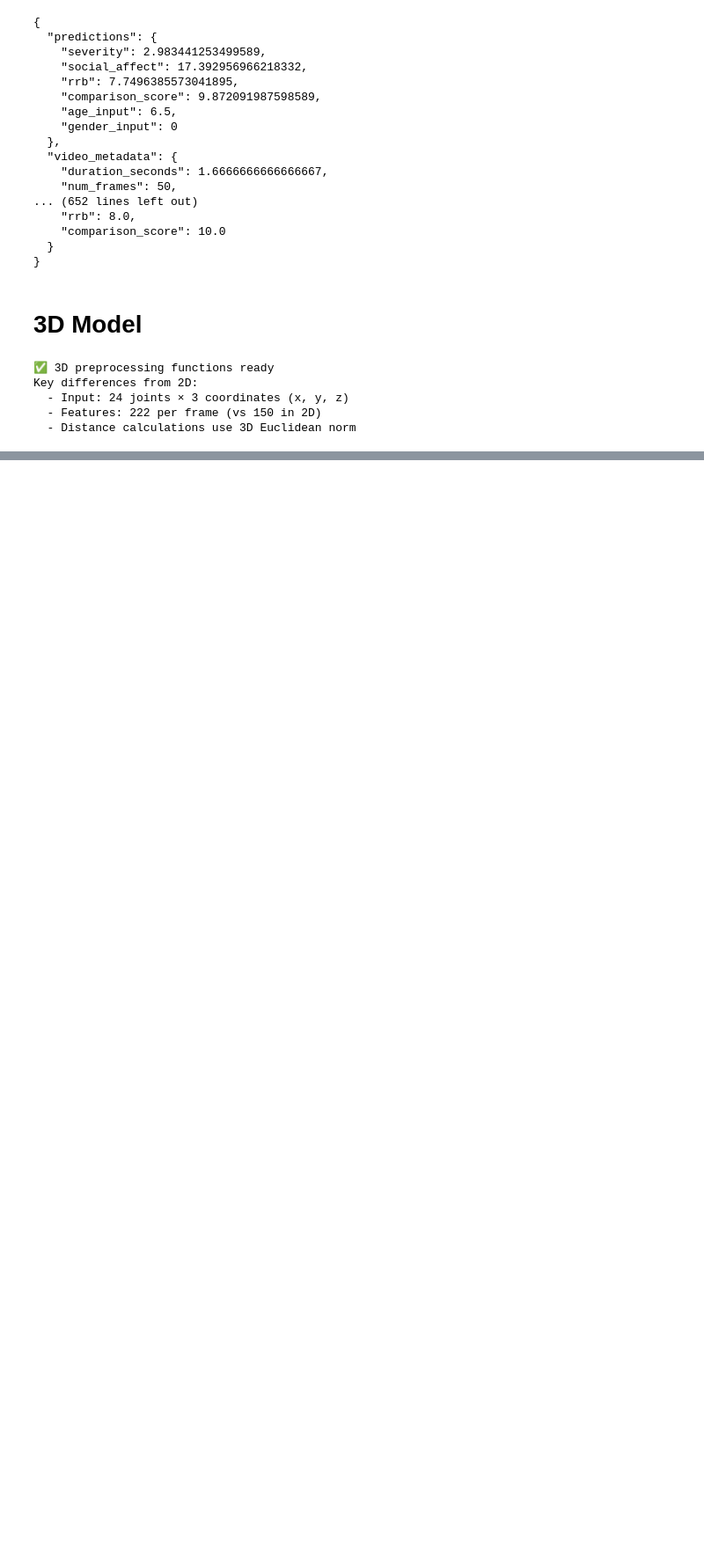
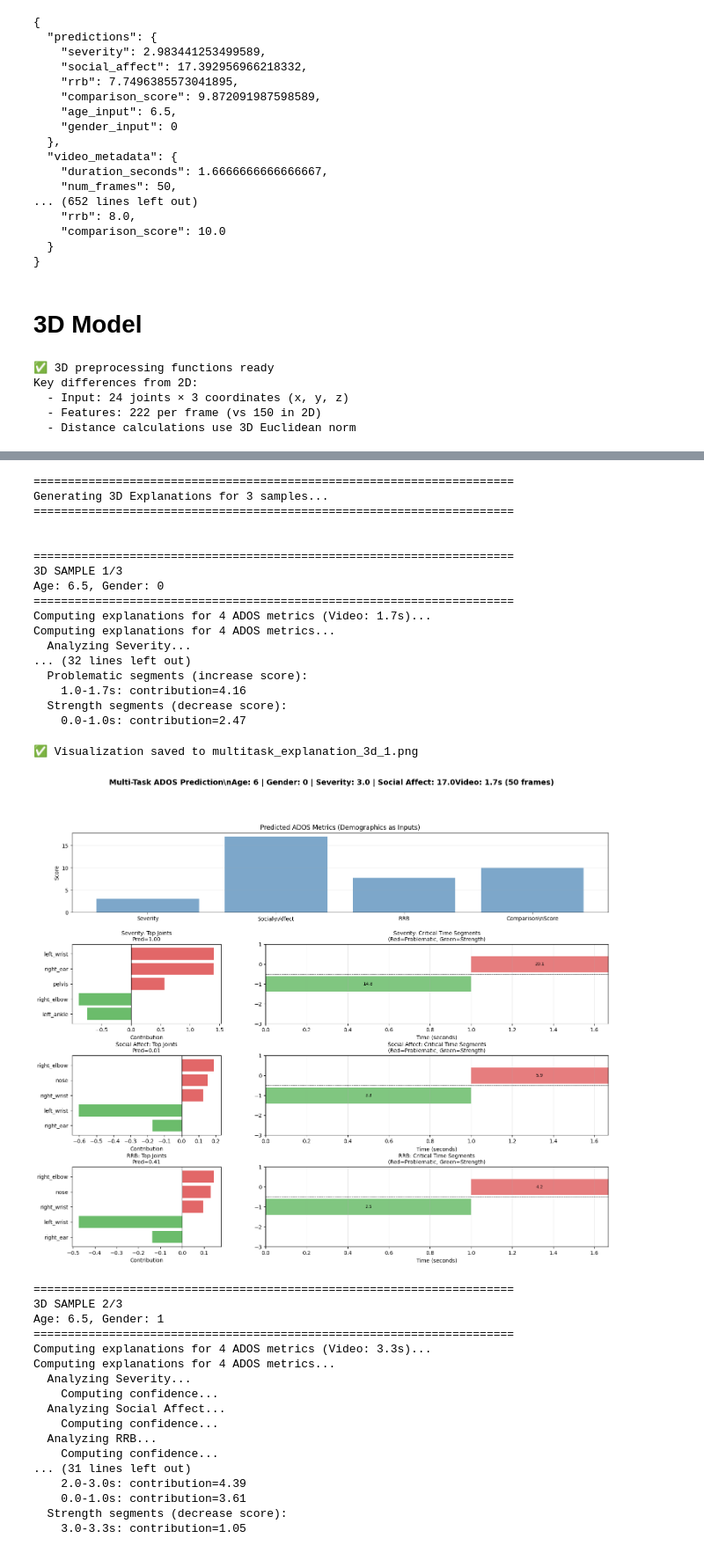
Before and after one commit to Robass-Atif/Autism-Behavior-Analaysis-and-Therapy-Suggestion, a Jupyter notebook: model/multi-task-2d-3d-mmasd-model.ipynb, the cells around one changed output, grey strips where cells are left out. Shown at 88% size. Cells and saved outputs as stored; diff of their text form; code cells hidden in the pictures; blank space fills up the shorter version.

```diff
--- a/model/multi-task-2d-3d-mmasd-model.ipynb
+++ b/model/multi-task-2d-3d-mmasd-model.ipynb
@@ -2432,14 +3154,16 @@ def explain_multitask_samples_3d(model, val_loader, target_scalers, demographic_
     print(f"{'='*70}\n")
 
     sample_count = 0
-    for x_seq, x_demo, yb_scaled, yb_orig, lens in val_loader:
+    for batch in val_loader:
+        x_seq, x_demo, y_sev_class, y_sa_reg, y_rrb_reg, y_comp_class, y_orig, lens = batch
+
         for i in range(x_seq.shape[0]):
             if sample_count >= num_samples:
                 break
 
             seq = x_seq[i]
             demo = x_demo[i]
-            y_true_orig = yb_orig[i].numpy()
+            y_true_orig = y_orig[i].numpy()
             seq_len = lens[i]
 
             # Get demographics in original scale
@@ -2505,30 +3229,67 @@ def explain_multitask_samples_3d(model, val_loader, target_scalers, demographic_
             break
 
     # Save for therapy engine
     if explanations:
         with open('multitask_therapy_input_3d.json', 'w') as f:
             json.dump(explanations[0], f, indent=2, default=str)
         print(f"\n✅ Saved 3D therapy engine input to multitask_therapy_input_3d.json")
 
     return explanations
 
 # Run the 3D explainer
 explanations_3d = explain_multitask_samples_3d(
     model=model_3d,
     val_loader=val_loader_3d,
     target_scalers=target_scalers_3d,
     demographic_scaler=demographic_scaler_3d,
     fps=30,
     num_samples=3,
     device='cpu'
 )
 
 print("\n" + "="*70)
 print("3D MULTI-TASK EXPLAINABILITY COMPLETE!")
 print("="*70)
 print(f"\n✅ Generated {len(explanations_3d)} complete 3D explanations")
 print("✅ Each explanation shows:")
 print("   - Predictions for 4 ADOS metrics from 3D skeleton data")
 print("   - How age and gender influence each prediction")
 print("   - Which body joints contribute most to each score")
 print("   - Temporal patterns and behavioral indicators")
+# %% [output]
+======================================================================
+Generating 3D Explanations for 3 samples...
+======================================================================
+
+
+======================================================================
+3D SAMPLE 1/3
+Age: 6.5, Gender: 0
+======================================================================
+Computing explanations for 4 ADOS metrics (Video: 1.7s)...
+Computing explanations for 4 ADOS metrics...
+  Analyzing Severity...
+... (32 lines left out)
+  Problematic segments (increase score):
+    1.0-1.7s: contribution=4.16
+  Strength segments (decrease score):
+    0.0-1.0s: contribution=2.47
+✅ Visualization saved to multitask_explanation_3d_1.png
+[figure, added]
+======================================================================
+3D SAMPLE 2/3
+Age: 6.5, Gender: 1
+======================================================================
+Computing explanations for 4 ADOS metrics (Video: 3.3s)...
+Computing explanations for 4 ADOS metrics...
+  Analyzing Severity...
+    Computing confidence...
+  Analyzing Social Affect...
+    Computing confidence...
+  Analyzing RRB...
+    Computing confidence...
+... (31 lines left out)
+    2.0-3.0s: contribution=4.39
+    0.0-1.0s: contribution=3.61
+  Strength segments (decrease score):
+    3.0-3.3s: contribution=1.05
```
Also changed, not shown: parts of 34 cells of this notebook, 25 other files.
